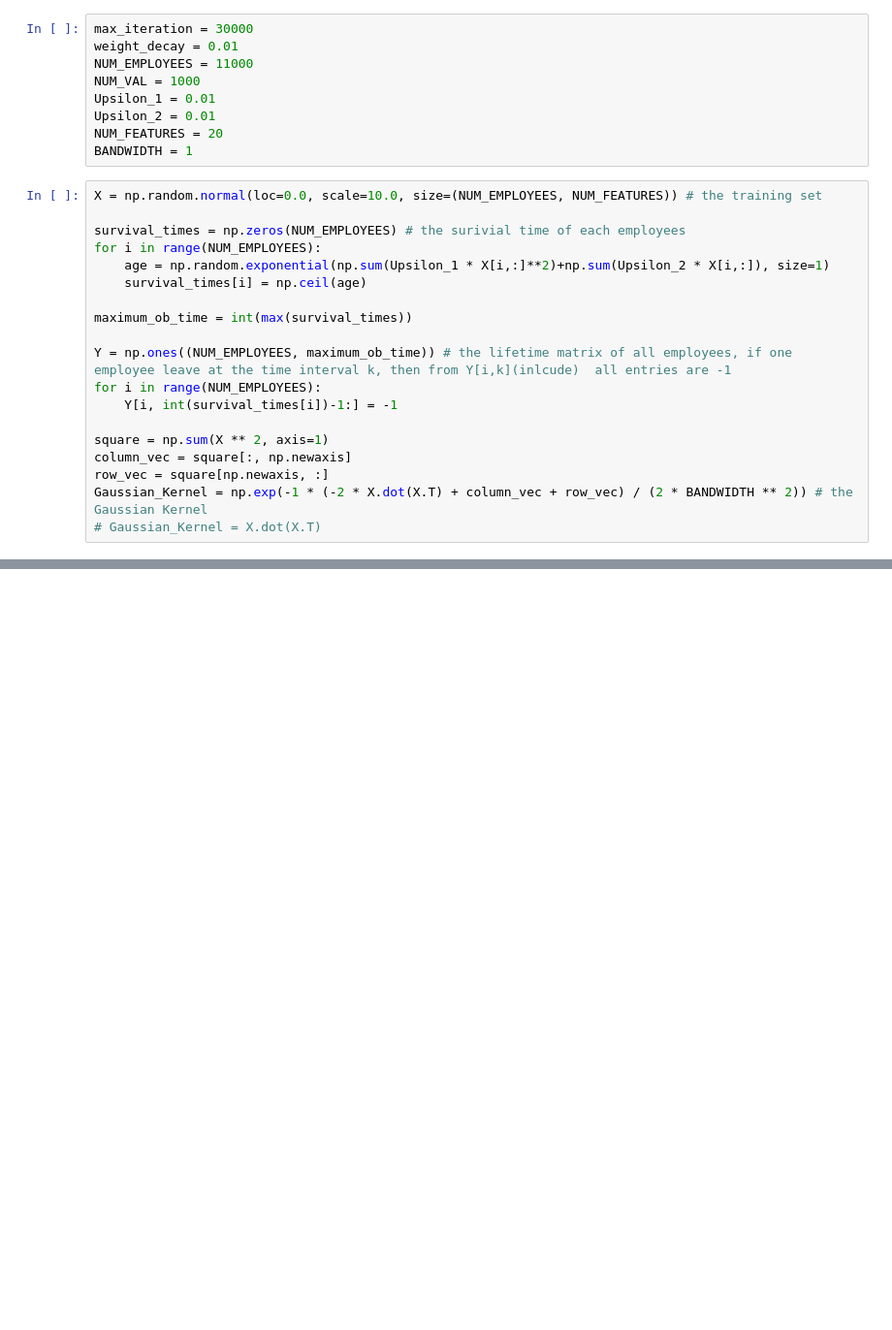
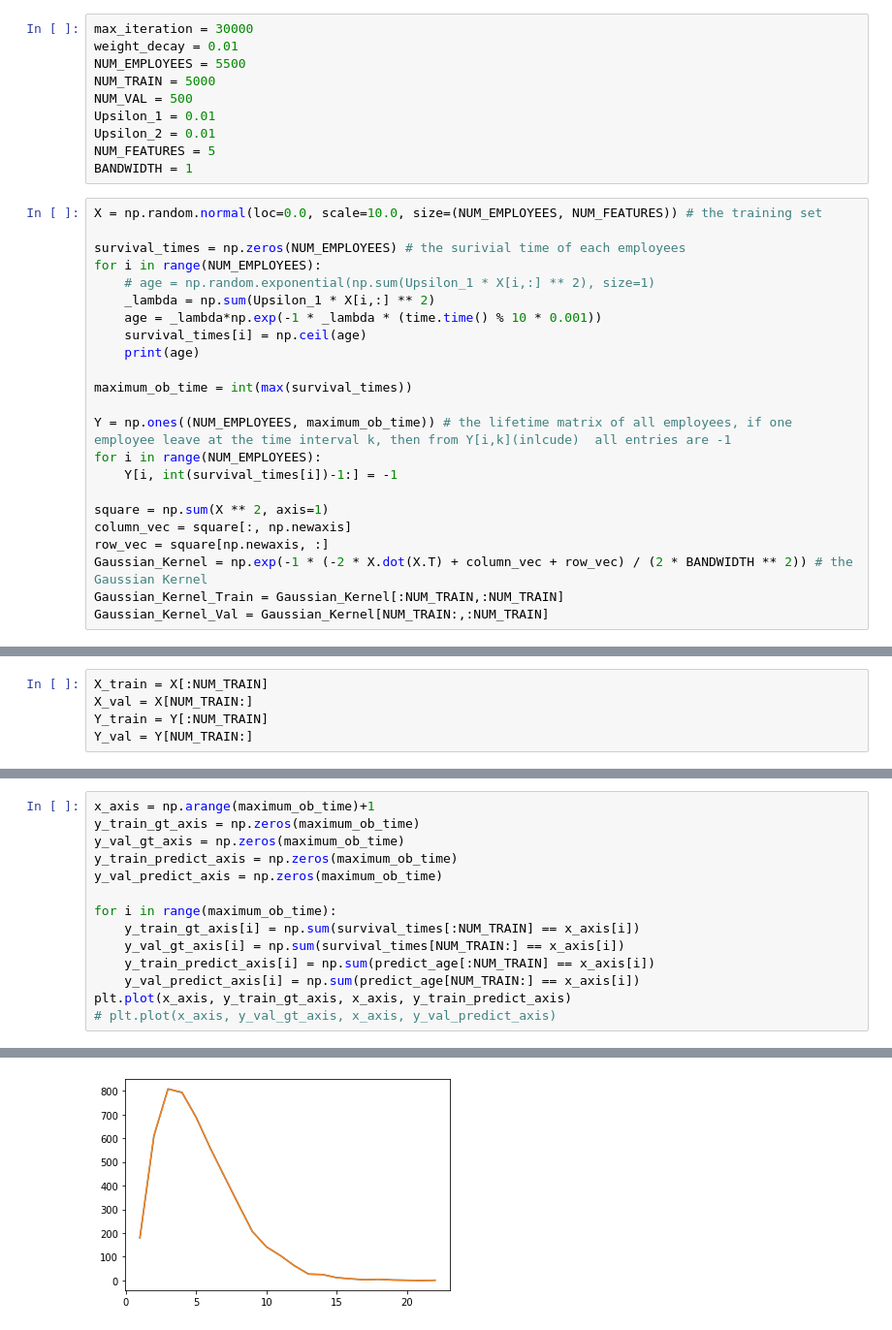
Before and after one commit to waystogetthere/Multi-task_Kernel_learning_Algorithm, a Jupyter notebook: Multi-Task_1-Constraint_Kernel.ipynb, the cells around one changed output, grey strips where cells are left out. Shown: that part at 97% size. Drawn from its saved outputs; the diff is of its cells as text; blank space fills up the shorter version.

```diff
--- a/Multi-Task_1-Constraint_Kernel.ipynb
+++ b/Multi-Task_1-Constraint_Kernel.ipynb
@@ -4,19 +5,23 @@ import matplotlib.pyplot as plt
 # %%
 max_iteration = 30000
 weight_decay = 0.01
-NUM_EMPLOYEES = 11000
-NUM_VAL = 1000
+NUM_EMPLOYEES = 5500
+NUM_TRAIN = 5000
+NUM_VAL = 500
 Upsilon_1 = 0.01
 Upsilon_2 = 0.01
-NUM_FEATURES = 20
+NUM_FEATURES = 5
 BANDWIDTH = 1
 # %%
 X = np.random.normal(loc=0.0, scale=10.0, size=(NUM_EMPLOYEES, NUM_FEATURES)) # the training set
 
 survival_times = np.zeros(NUM_EMPLOYEES) # the surivial time of each employees
 for i in range(NUM_EMPLOYEES):
-    age = np.random.exponential(np.sum(Upsilon_1 * X[i,:]**2)+np.sum(Upsilon_2 * X[i,:]), size=1)
+    # age = np.random.exponential(np.sum(Upsilon_1 * X[i,:] ** 2), size=1)
+    _lambda = np.sum(Upsilon_1 * X[i,:] ** 2)
+    age = _lambda*np.exp(-1 * _lambda * (time.time() % 10 * 0.001))
     survival_times[i] = np.ceil(age)
+    print(age)
 
 maximum_ob_time = int(max(survival_times))
 
@@ -28,4 +33,5 @@ square = np.sum(X ** 2, axis=1)
 column_vec = square[:, np.newaxis]
 row_vec = square[np.newaxis, :]
 Gaussian_Kernel = np.exp(-1 * (-2 * X.dot(X.T) + column_vec + row_vec) / (2 * BANDWIDTH ** 2)) # the Gaussian Kernel
-# Gaussian_Kernel = X.dot(X.T)
+Gaussian_Kernel_Train = Gaussian_Kernel[:NUM_TRAIN,:NUM_TRAIN]
+Gaussian_Kernel_Val = Gaussian_Kernel[NUM_TRAIN:,:NUM_TRAIN]
@@ -32,2 +56,7 @@ Gaussian_Kernel = np.exp(-1 * (-2 * X.dot(X.T) + column_vec + row_vec) / (2 * BA
+# %%
+X_train = X[:NUM_TRAIN]
+X_val = X[NUM_TRAIN:]
+Y_train = Y[:NUM_TRAIN]
+Y_val = Y[NUM_TRAIN:]
 # %%
 alpha = np.zeros_like(Y_train)
@@ -79,0 +141,15 @@ plt.plot(x_axis, y_axis, x_axis,y_predict_axis)
+# %%
+x_axis = np.arange(maximum_ob_time)+1
+y_train_gt_axis = np.zeros(maximum_ob_time)
+y_val_gt_axis = np.zeros(maximum_ob_time)
+y_train_predict_axis = np.zeros(maximum_ob_time)
+y_val_predict_axis = np.zeros(maximum_ob_time)
+
+for i in range(maximum_ob_time):
+    y_train_gt_axis[i] = np.sum(survival_times[:NUM_TRAIN] == x_axis[i])
+    y_val_gt_axis[i] = np.sum(survival_times[NUM_TRAIN:] == x_axis[i])
+    y_train_predict_axis[i] = np.sum(predict_age[:NUM_TRAIN] == x_axis[i])
+    y_val_predict_axis[i] = np.sum(predict_age[NUM_TRAIN:] == x_axis[i])
+plt.plot(x_axis, y_train_gt_axis, x_axis, y_train_predict_axis)
+# plt.plot(x_axis, y_val_gt_axis, x_axis, y_val_predict_axis)
+# %% [output]
@@ -79,0 +158 @@ plt.plot(x_axis, y_axis, x_axis,y_predict_axis)
+[figure, added]
```
Also changed, not shown: parts of 11 cells of this notebook.
